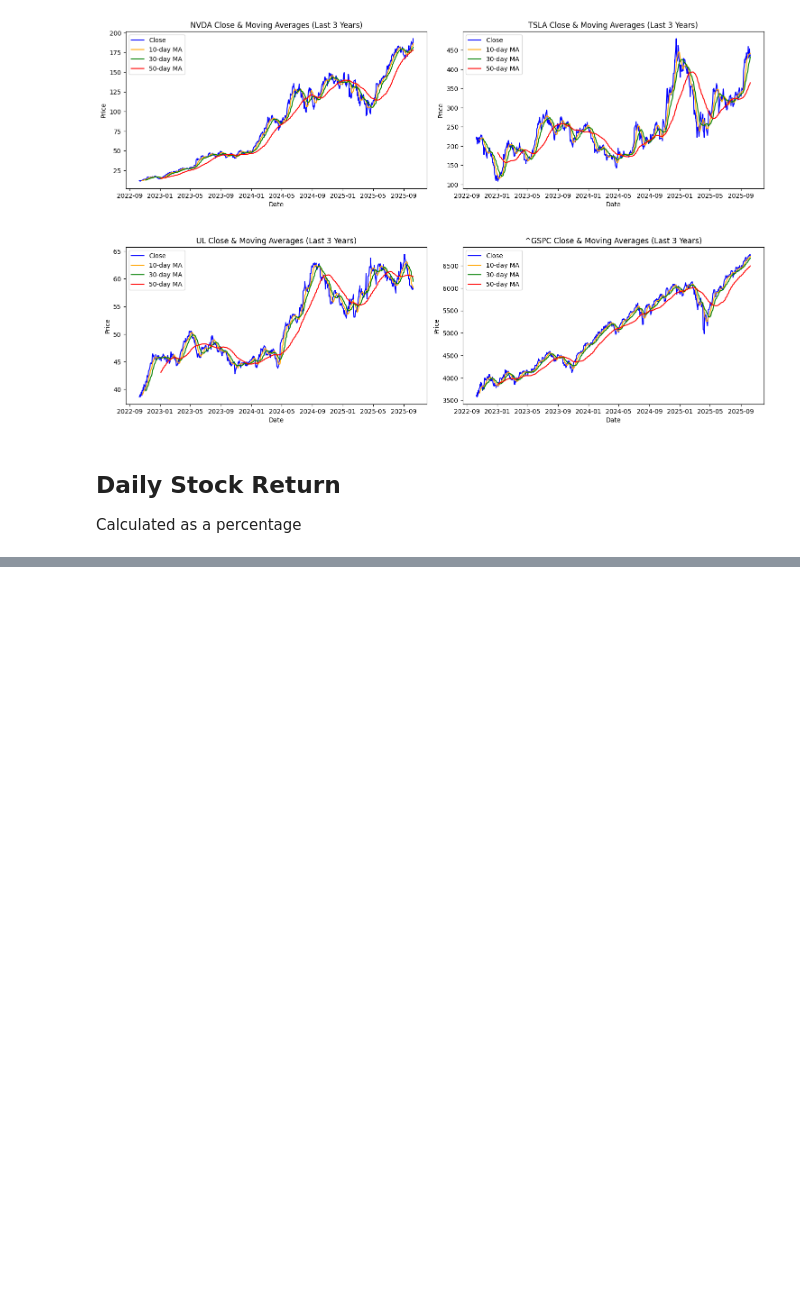
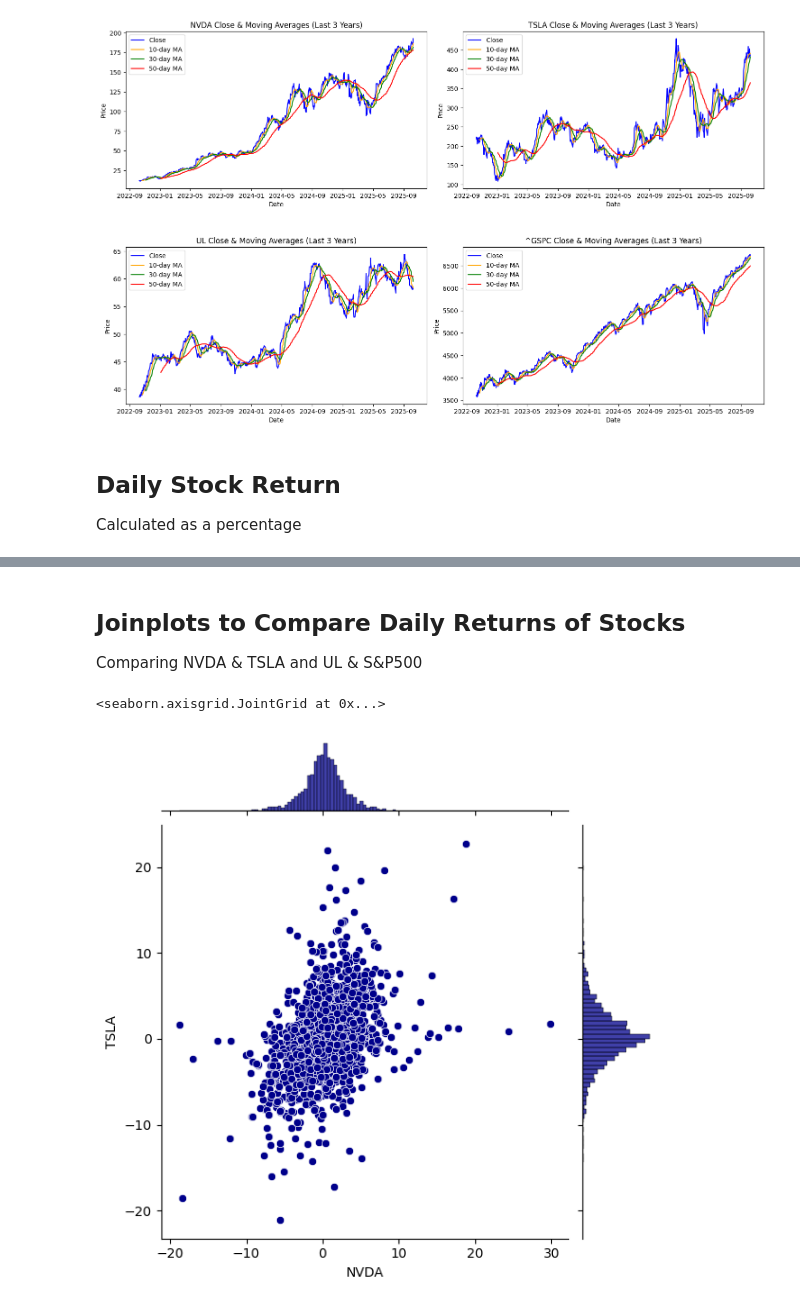
Before and after one commit to hjmoore67/AI-Coursework-Uni, a Jupyter notebook: uni-ai-coursework.ipynb, the cells around one changed output, grey strips where cells are left out. Cells and saved outputs as stored; diff of their text form; code cells hidden in the pictures; blank space fills up the shorter version.

```diff
--- a/uni-ai-coursework.ipynb
+++ b/uni-ai-coursework.ipynb
@@ -453,0 +554,17 @@ plt.tight_layout()
+# %% [markdown]
+## Joinplots to Compare Daily Returns of Stocks
+
+Comparing NVDA & TSLA and UL & S&P500
+# %%
+
+returns_df = combined_df.copy()
+returns_df = returns_df.sort_values(['Ticker', 'Date'])
+returns_df['Daily_Return_%'] = returns_df.groupby('Ticker')['Close'].pct_change() * 100
+
+# Pivot so each ticker is a column
+pivot_returns = returns_df.pivot(index='Date', columns='Ticker', values='Daily_Return_%').dropna()
+
+sns.jointplot(x='NVDA', y='TSLA', data=pivot_returns, kind='scatter', color='darkblue')
+# %% [output]
+<seaborn.axisgrid.JointGrid at 0x...>
+[figure, added]
```
Also changed, not shown: parts of 9 cells of this notebook.
